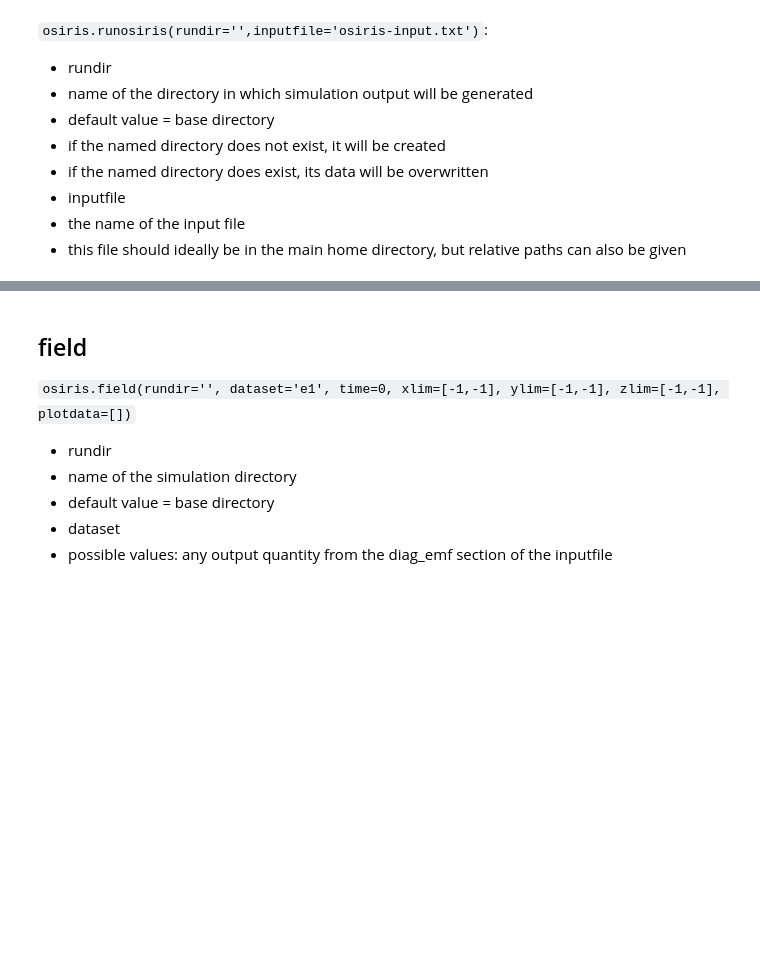
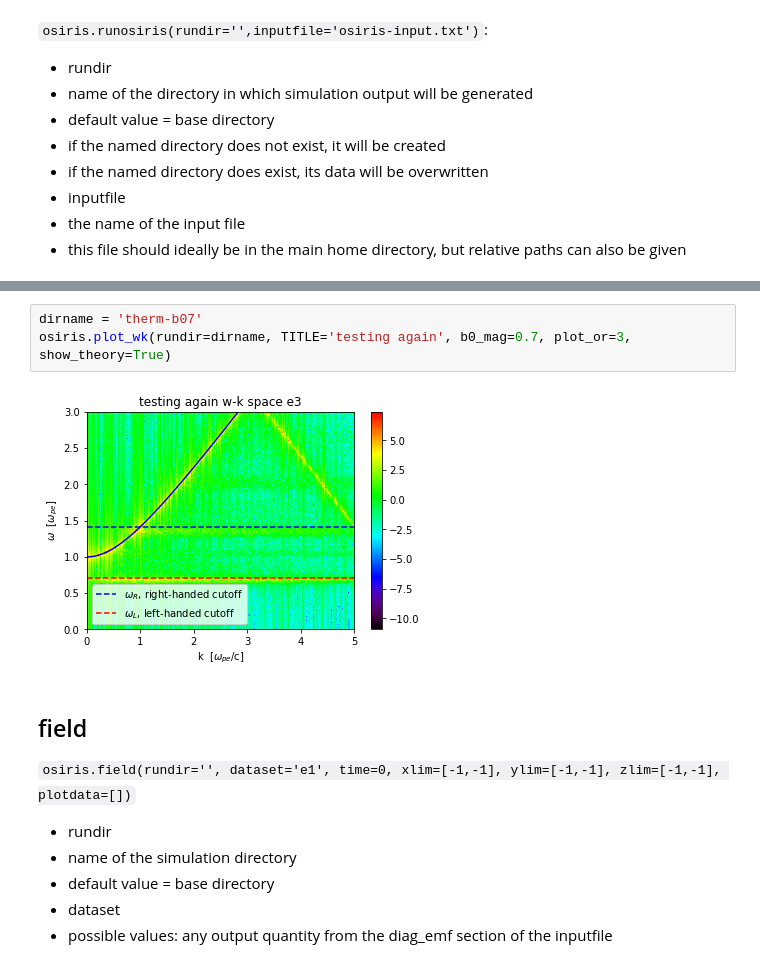
Before and after one commit to UCLA-Plasma-Simulation-Group/educational-codes, a Jupyter notebook: jupyter-docker/osiris-class-demo.ipynb, the cells around one changed output, grey strips where cells are left out. Drawn from its saved outputs; the diff is of its cells as text; blank space fills up the shorter version.

```diff
--- a/jupyter-docker/osiris-class-demo.ipynb
+++ b/jupyter-docker/osiris-class-demo.ipynb
@@ -91,3 +113,8 @@ The following functions are currently available for analysis:
+# %%
+dirname = 'therm-b07'
+osiris.plot_wk(rundir=dirname, TITLE='testing again', b0_mag=0.7, plot_or=3, show_theory=True)
+# %% [output]
+[figure, added]
 # %% [markdown]
 ## field
 
```
Also changed, not shown: parts of 5 cells of this notebook, 12 other files.
